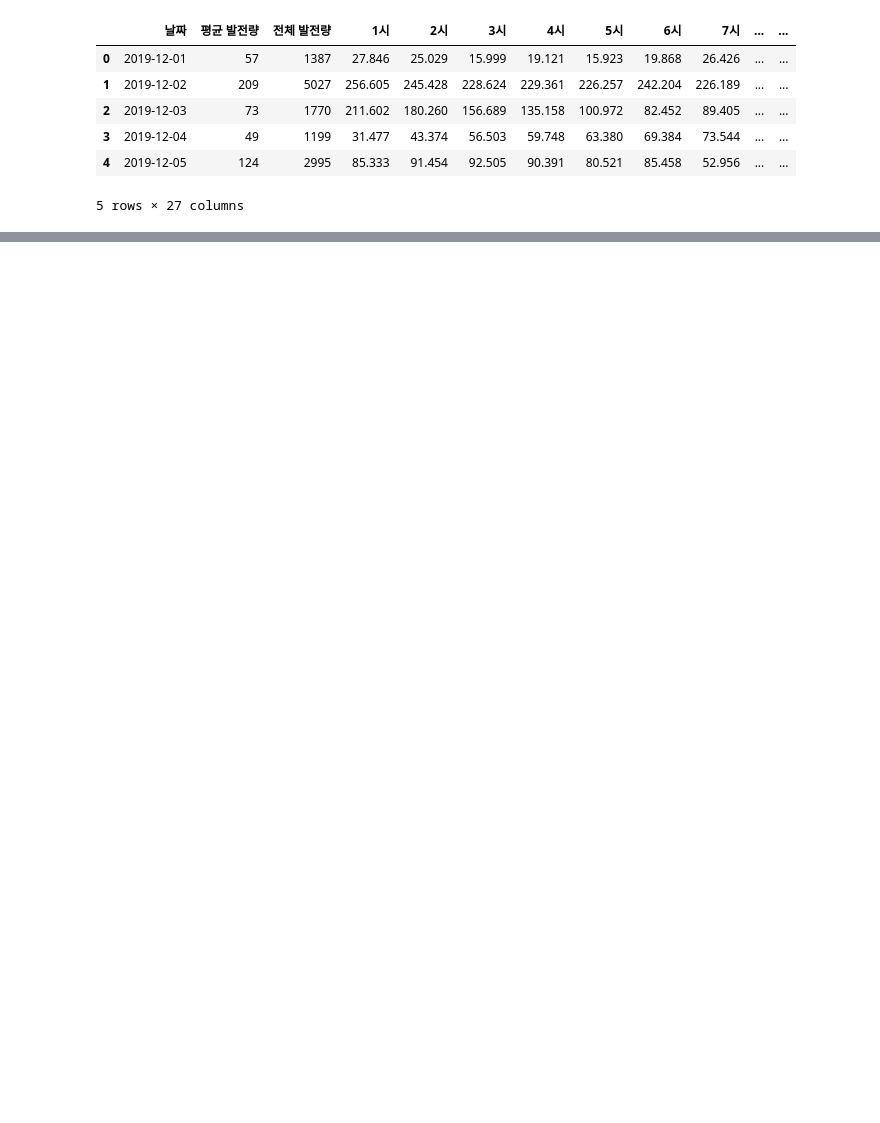
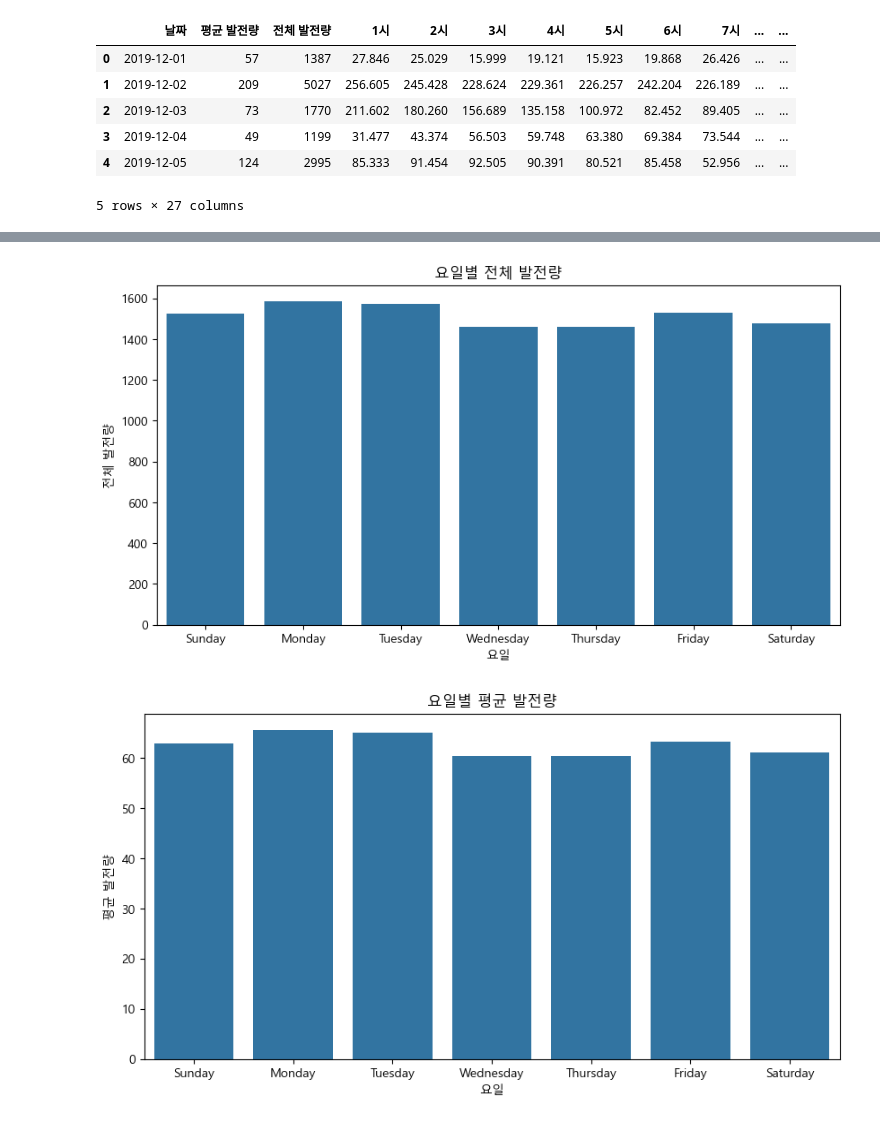
Before and after one commit to ta-ho/jeju-wind-power-forecast, a Jupyter notebook: preprocess.ipynb, the cells around one changed output, grey strips where cells are left out. Saved outputs shown, nothing was run; the diff lists cells and outputs as text; code cells hidden in the pictures; blank space fills up the shorter version.

```diff
--- a/preprocess.ipynb
+++ b/preprocess.ipynb
@@ -47,3 +49,11 @@ df.head()
 | 3 | 2019-12-04 | 49 | 1199 | 31.477 | 43.374 | 56.503 | 59.748 | 63.380 | 69.384 | 73.544 | ... | ... |
 | 4 | 2019-12-05 | 124 | 2995 | 85.333 | 91.454 | 92.505 | 90.391 | 80.521 | 85.458 | 52.956 | ... | ... |
 5 rows × 27 columns
+# %%
+# 요일별 전체 발전량, 평균 발전량 각각 히스토그램 그리기
+import matplotlib.pyplot as plt
+import seaborn as sns
+
+df['날짜'] = pd.to_datetime(df['날짜'])
+df['요일'] = df['날짜'].dt.day_name()
+df['요일'].value_counts()
@@ -49,0 +70,14 @@ df.head()
+# %%
+plt.rcParams['font.family'] = 'Malgun Gothic'
+plt.figure(figsize=(10, 5))
+sns.barplot(data=df, x='요일', y='전체 발전량', errorbar=None)
+plt.title('요일별 전체 발전량')
+plt.show()
+
+plt.figure(figsize=(10, 5))
+sns.barplot(data=df, x='요일', y='평균 발전량', errorbar=None)
+plt.title('요일별 평균 발전량')
+plt.show()
+# %% [output]
+[figure, added]
+[figure, added]
```
Also changed, not shown: parts of 7 cells of this notebook.
